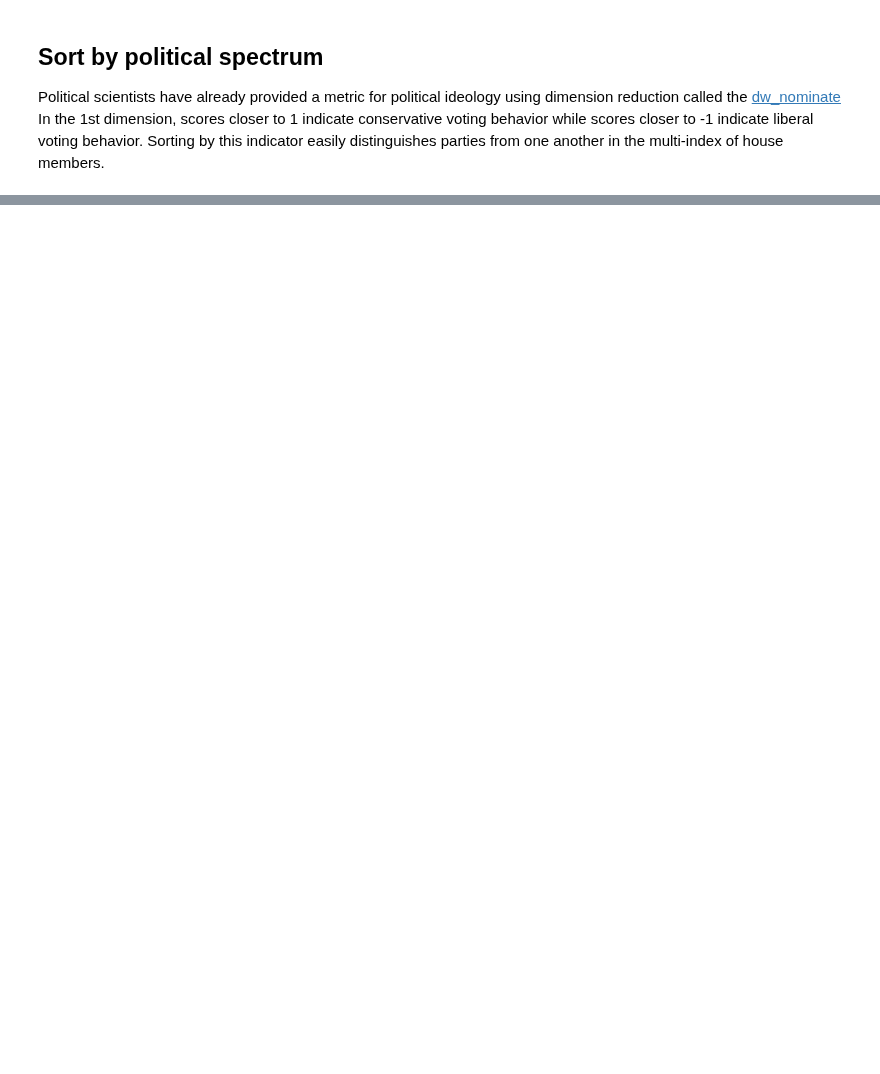
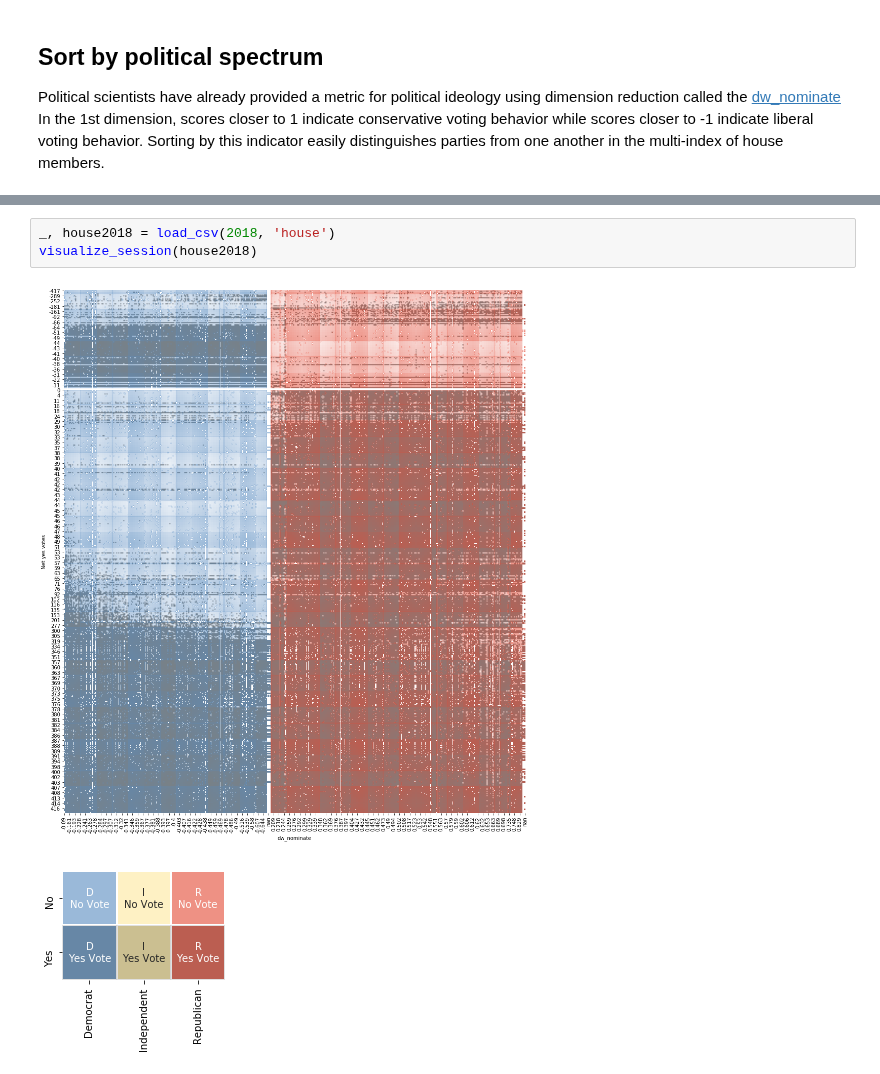
Before and after one commit to Nhorning/Congressional_Survival, a Jupyter notebook: Exploratory Data Analysis.ipynb, the cells around one changed output, grey strips where cells are left out. Saved outputs shown, nothing was run; the diff lists cells and outputs as text; blank space fills up the shorter version.

```diff
--- a/Exploratory Data Analysis.ipynb
+++ b/Exploratory Data Analysis.ipynb
@@ -439,0 +444,6 @@ plt.show()
+# %%
+_, house2018 = load_csv(2018, 'house')
+visualize_session(house2018)
+# %% [output]
+[figure, added]
+[figure, added]
```
Also changed, not shown: parts of 8 cells of this notebook.
